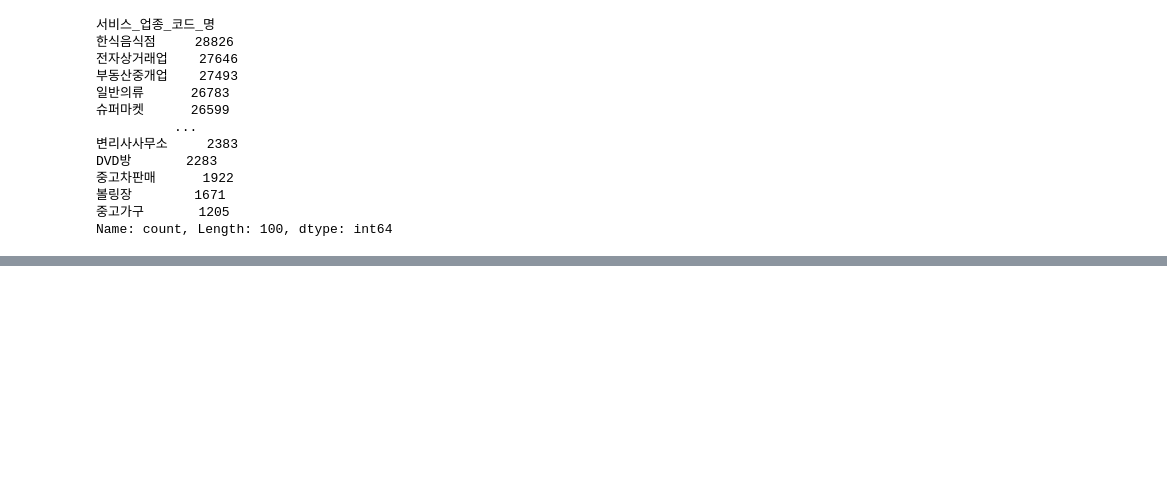
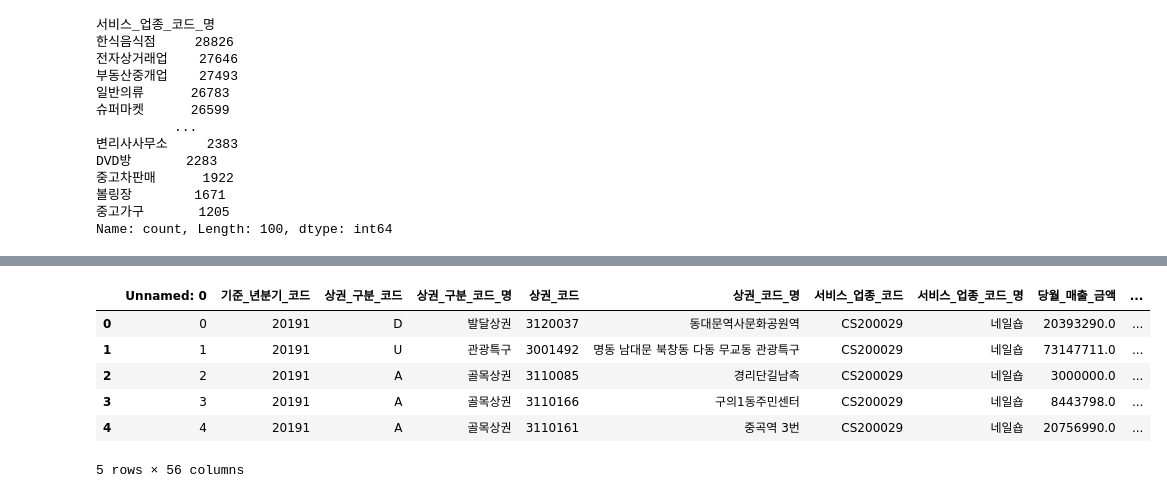
Before and after one commit to databeom/final-project, a Jupyter notebook: 데이터 탐색.ipynb, the cells around one changed output, grey strips where cells are left out. Drawn from its saved outputs; the diff is of its cells as text; code cells hidden in the pictures; blank space fills up the shorter version.

```diff
--- a/데이터 탐색.ipynb
+++ b/데이터 탐색.ipynb
@@ -140,0 +197,11 @@ Name: count, Length: 100, dtype: int64
+# %%
+df10 = pd.read_csv('data/서울시 상권분석서비스(오탈자 수정)/서울시 상권분석서비스(추정매출-상권).csv',encoding='cp949')
+df10.head()
+# %% [output]
+|  | Unnamed: 0 | 기준_년분기_코드 | 상권_구분_코드 | 상권_구분_코드_명 | 상권_코드 | 상권_코드_명 | 서비스_업종_코드 | 서비스_업종_코드_명 | 당월_매출_금액 | ... |
+| 0 | 0 | 20191 | D | 발달상권 | 3120037 | 동대문역사문화공원역 | CS200029 | 네일숍 | 20393290.0 | ... |
+| 1 | 1 | 20191 | U | 관광특구 | 3001492 | 명동 남대문 북창동 다동 무교동 관광특구 | CS200029 | 네일숍 | 73147711.0 | ... |
+| 2 | 2 | 20191 | A | 골목상권 | 3110085 | 경리단길남측 | CS200029 | 네일숍 | 3000000.0 | ... |
+| 3 | 3 | 20191 | A | 골목상권 | 3110166 | 구의1동주민센터 | CS200029 | 네일숍 | 8443798.0 | ... |
+| 4 | 4 | 20191 | A | 골목상권 | 3110161 | 중곡역 3번 | CS200029 | 네일숍 | 20756990.0 | ... |
+5 rows × 56 columns
```
Also changed, not shown: parts of 25 cells of this notebook.
